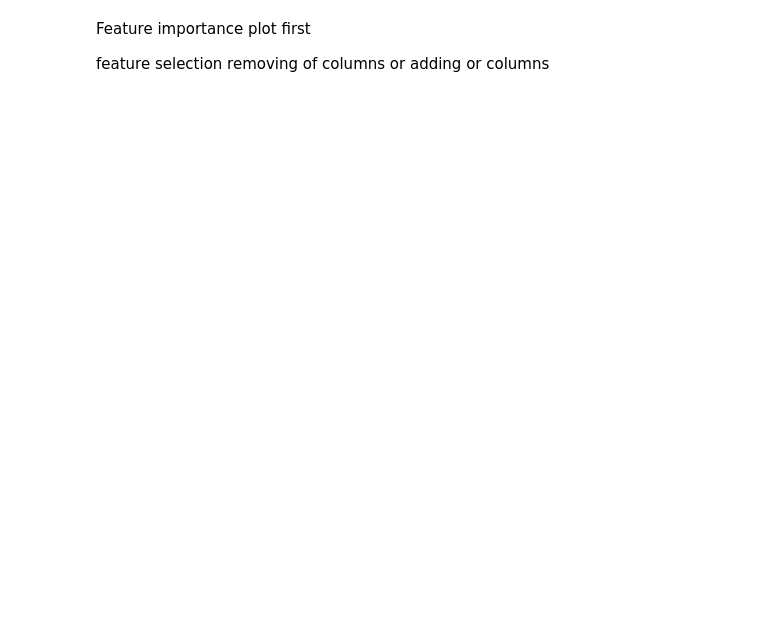
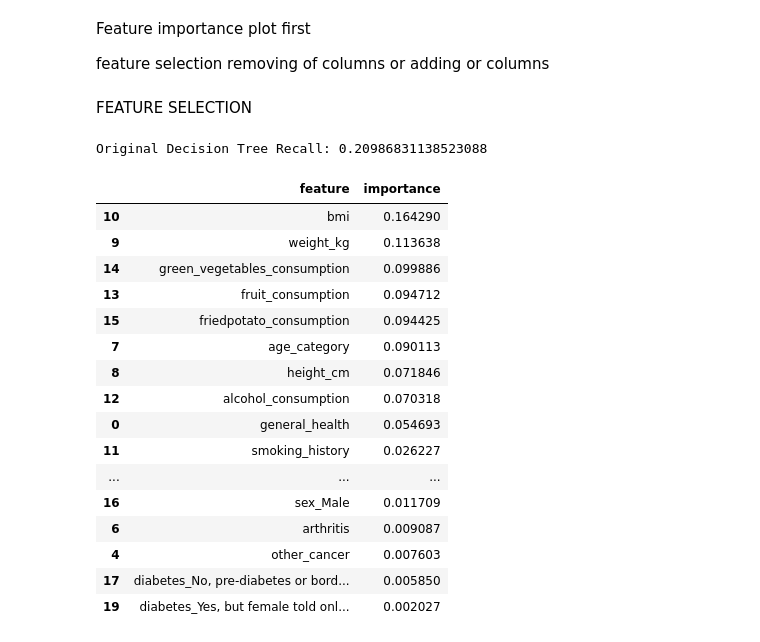
Before and after one commit to ImranHasyim/mldp, a Jupyter notebook: code.ipynb, the cells around one changed output. Cells and saved outputs as stored; diff of their text form; code cells hidden in the pictures; blank space fills up the shorter version.

```diff
--- a/code.ipynb
+++ b/code.ipynb
@@ -748,0 +775,56 @@ feature selection removing of columns or adding or columns
+# %% [markdown]
+FEATURE SELECTION
+# %%
+from sklearn.tree import DecisionTreeClassifier
+from sklearn.metrics import recall_score, confusion_matrix
+
+# Baseline Decision Tree (same as before)
+dt_original = DecisionTreeClassifier(
+    random_state=42
+)
+
+dt_original.fit(X_train, y_train)
+
+# Predictions
+y_pred_dt_original = dt_original.predict(X_test)
+
+# Recall (primary metric)
+recall_original = recall_score(y_test, y_pred_dt_original)
+
+print("Original Decision Tree Recall:", recall_original)
+# %% [output]
+Original Decision Tree Recall: 0.20986831138523088
+# %%
+import pandas as pd
+
+# Extract feature importance from the trained tree
+feature_importance = pd.DataFrame({
+    'feature': X_train.columns,
+    'importance': dt_original.feature_importances_
+})
+
+# Sort by importance (descending)
+feature_importance = feature_importance.sort_values(
+    by='importance',
+    ascending=False
+)
+
+feature_importance
+# %% [output]
+|  | feature | importance |
+| 10 | bmi | 0.164290 |
+| 9 | weight_kg | 0.113638 |
+| 14 | green_vegetables_consumption | 0.099886 |
+| 13 | fruit_consumption | 0.094712 |
+| 15 | friedpotato_consumption | 0.094425 |
+| 7 | age_category | 0.090113 |
+| 8 | height_cm | 0.071846 |
+| 12 | alcohol_consumption | 0.070318 |
+| 0 | general_health | 0.054693 |
+| 11 | smoking_history | 0.026227 |
+| ... | ... | ... |
+| 16 | sex_Male | 0.011709 |
+| 6 | arthritis | 0.009087 |
+| 4 | other_cancer | 0.007603 |
+| 17 | diabetes_No, pre-diabetes or bord... | 0.005850 |
+| 19 | diabetes_Yes, but female told onl... | 0.002027 |
```
Also changed, not shown: parts of 20 cells of this notebook.
